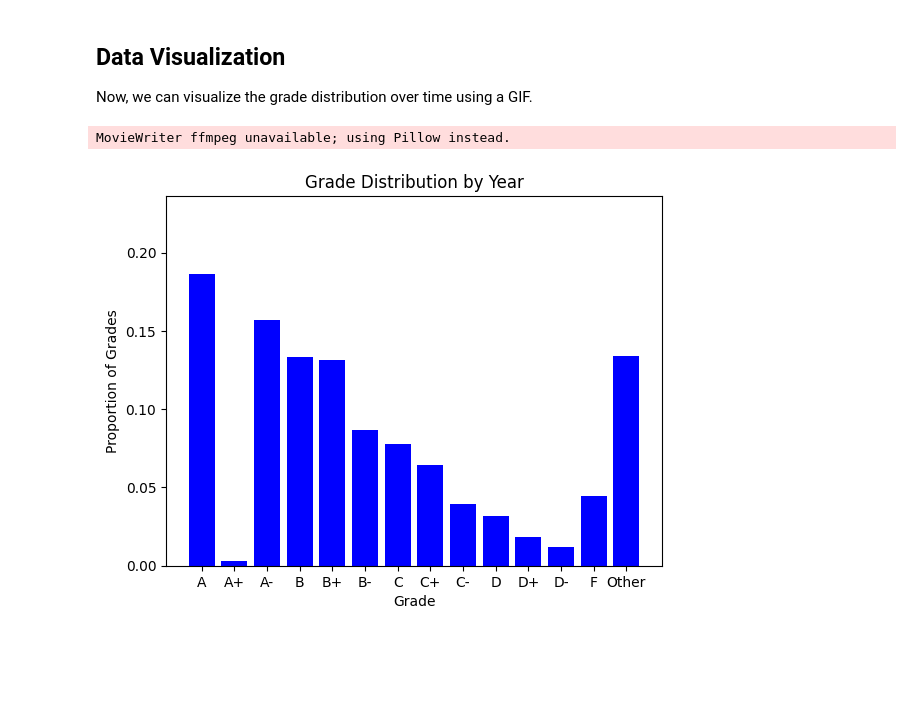
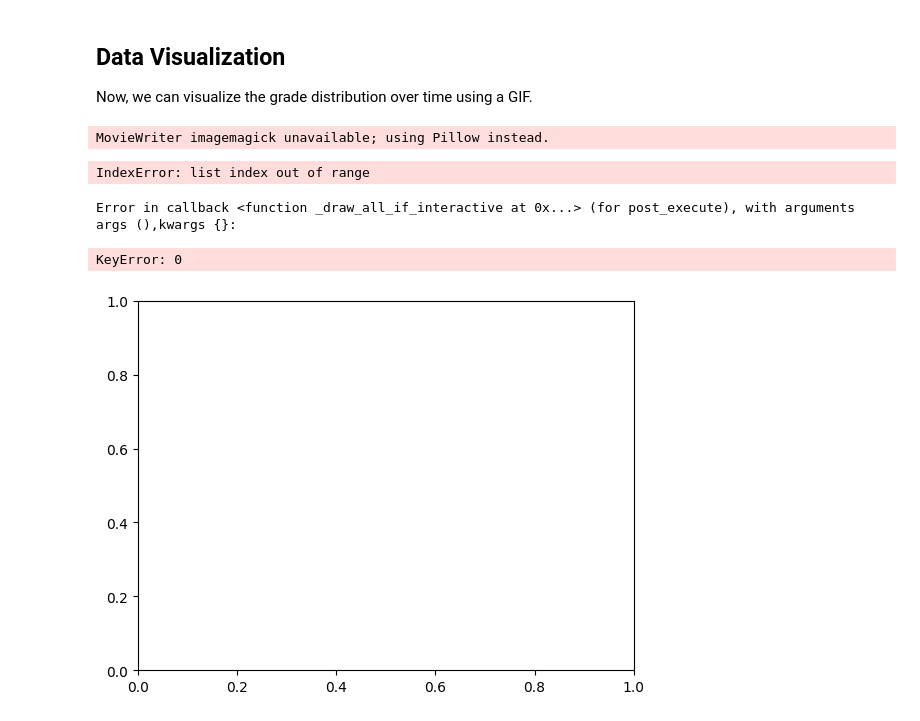
Before and after one commit to IanC04/Grade_Analysis, a Jupyter notebook: Grade Inflation.ipynb, the cells around one changed output. Drawn from its saved outputs; the diff is of its cells as text; code cells hidden in the pictures; blank space fills up the shorter version.

Commit message:
Fix the letter grades and their counts

```diff
--- a/Grade Inflation.ipynb
+++ b/Grade Inflation.ipynb
@@ -53,24 +53,30 @@ plt.show()
 ## Data Visualization
 Now, we can visualize the grade distribution over time using a GIF.
 # %%
-index = 0
-n_frames = data['Year'].nunique()
-plots = [data[data['Year'] == year]['Letter Grade'].value_counts(normalize=True).sort_index() for
-         year in data['Year'].unique()]
+# Function to update the plot for each frame
+dataframes = data.groupby('Year').apply(lambda x: x['Letter Grade'].value_counts(normalize=True)).unstack().fillna(0)
 
+def update(frame):
+    plt.cla()
+    df = dataframes[frame]
+    plt.bar(df['Grades'], df['Proportion'])
+    plt.title(f'Year {frame + 1}')
+    plt.xlabel('Grades')
+    plt.ylabel('Proportion')
 
-# function takes frame as an input
-def animation(plot):
-    plt.bar(plot.index, plot.values, color='blue')
+# Create the figure and axis
+fig, ax = plt.subplots()
 
+# Create the animation
+ani = FuncAnimation(fig, update, frames=len(dataframes), interval=1000, repeat=False)
 
-plt.ylim(top=max([plot.max() for plot in plots]) + 0.05)
-plt.xlabel('Grade')
-plt.ylabel('Proportion of Grades')
-plt.title('Grade Distribution by Year')
-anim = FuncAnimation(plt.gcf(), animation, frames=plots, interval=120)
-anim.save('grades_through_time.gif')
+# Save the animation as a GIF
+ani.save('grades_animation.gif', writer='imagemagick')
+
 plt.show()
 # %% [output]
-MovieWriter ffmpeg unavailable; using Pillow instead.
+MovieWriter imagemagick unavailable; using Pillow instead.
+IndexError: list index out of range
+Error in callback <function _draw_all_if_interactive at 0x...> (for post_execute), with arguments args (),kwargs {}:
+KeyError: 0
-[figure, old version]
+[figure, new version]
```
